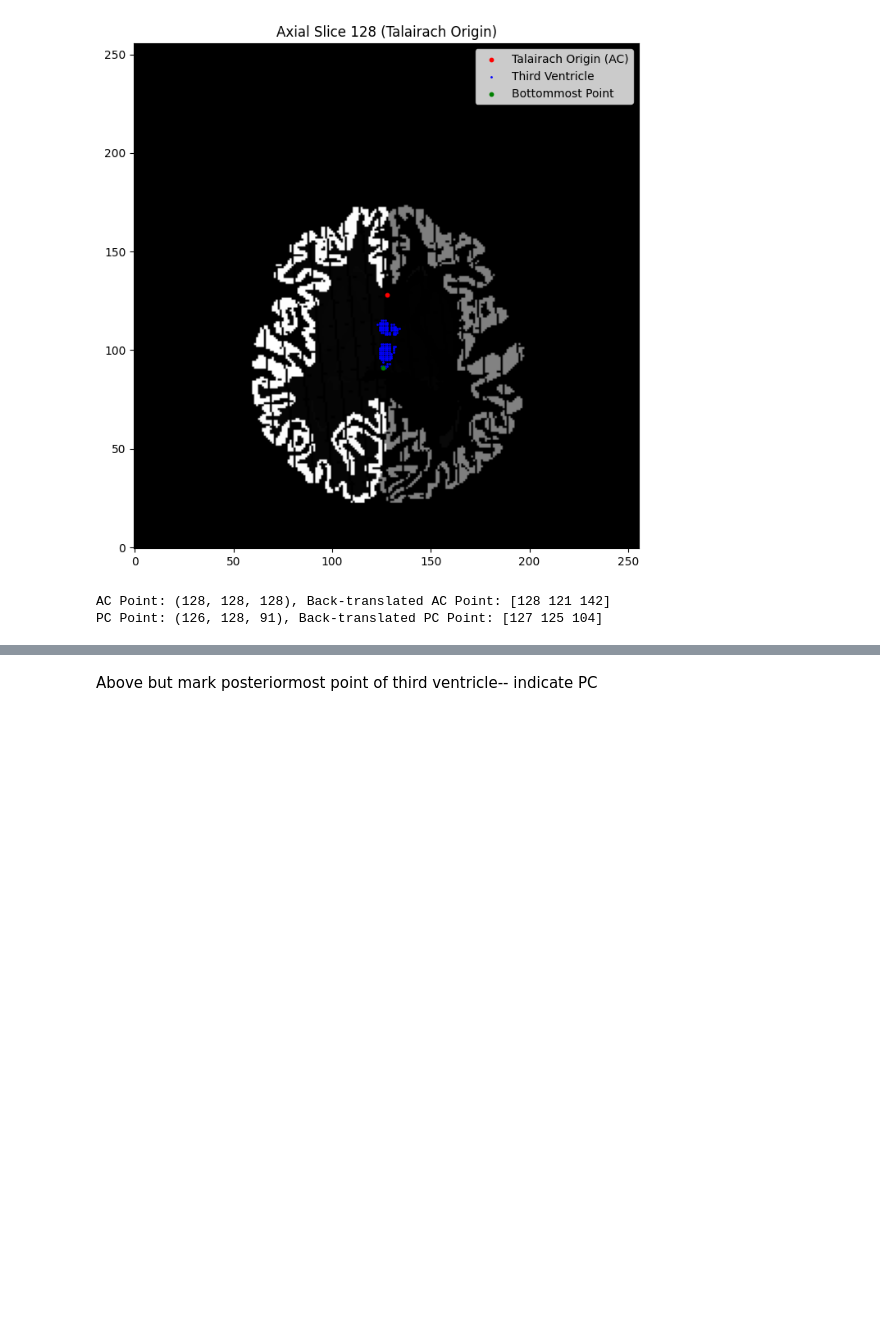
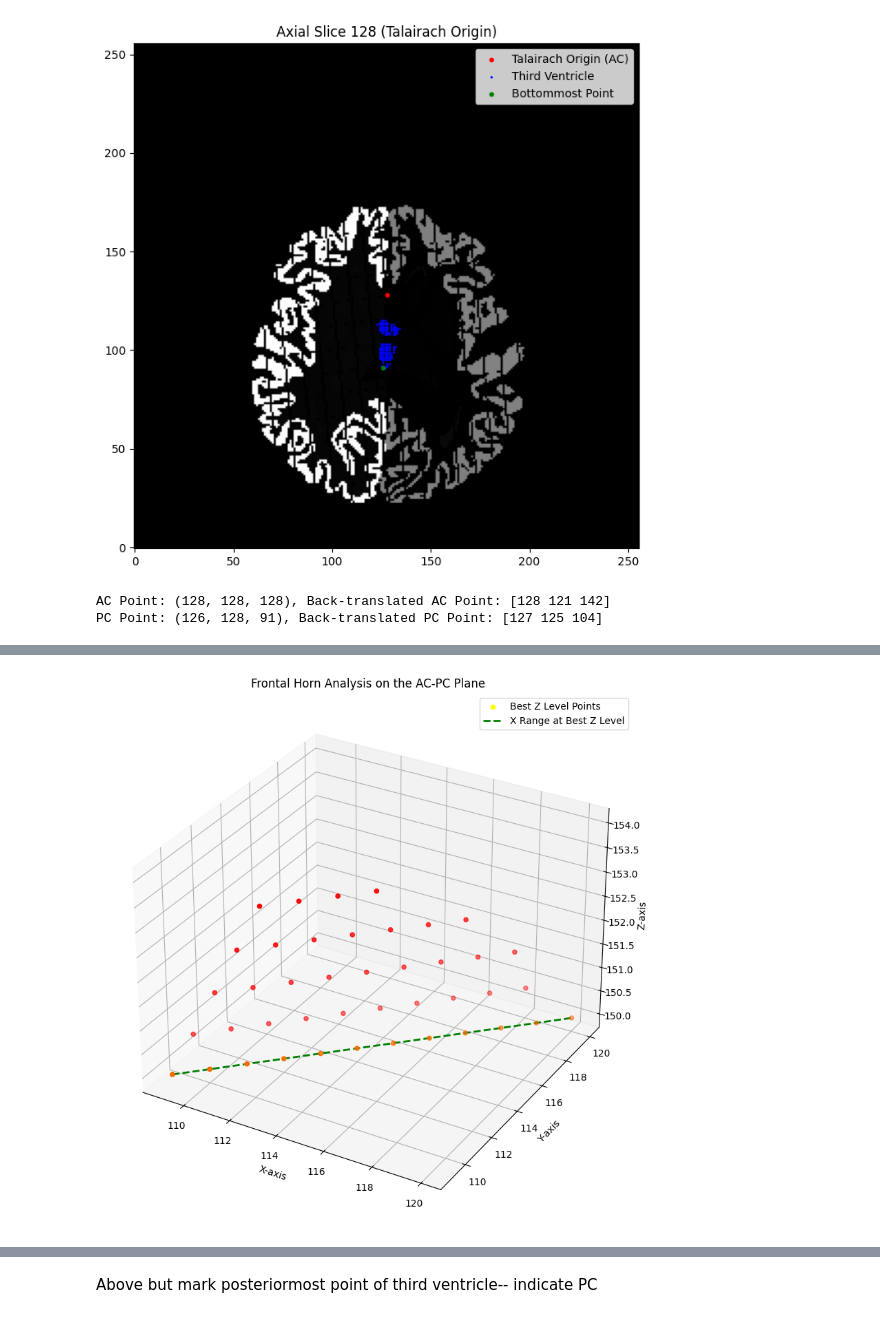
Before and after one commit to sasaigoli05/FastSurfer-Analysis, a Jupyter notebook: fastsurfer-dev.ipynb, the cells around one changed output, grey strips where cells are left out. Saved outputs shown, nothing was run; the diff lists cells and outputs as text; code cells hidden in the pictures; blank space fills up the shorter version.

```diff
--- a/fastsurfer-dev.ipynb
+++ b/fastsurfer-dev.ipynb
@@ -1925,0 +2182,97 @@ PC Point: (126, 128, 91), Back-translated PC Point: [127 125 104]
+# %%
+def analyze_frontal_horn_distance(frontal_horn_points):
+    if len(frontal_horn_points) == 0:
+        print("No frontal horn points to analyze.")
+        return None, None, None
+
+    # Convert to numpy array for easy manipulation
+    frontal_horn_points = np.array(frontal_horn_points)
+
+    # Sort points by Z value
+    sorted_points = frontal_horn_points[np.argsort(frontal_horn_points[:, 2])]
+
+    # Initialize variables to track the best results
+    max_distance = 0
+    best_z_level = None
+    best_x_range = None
+
+    # Iterate through each Z level
+    current_z = None
+    current_x_values = []
+
+    for point in sorted_points:
+        x, y, z = point
+        if current_z is None:
+            current_z = z
+
+        if z != current_z:
+            # Process the previous Z level
+            if len(current_x_values) > 0:
+                min_x = np.min(current_x_values)
+                max_x = np.max(current_x_values)
+                distance = max_x - min_x
+                if distance > max_distance:
+                    max_distance = distance
+                    best_z_level = current_z
+                    best_x_range = (min_x, max_x)
+
+            # Reset for the new Z level
+            current_z = z
+            current_x_values = [x]
+        else:
+            current_x_values.append(x)
+
+    # Process the last Z level
+    if len(current_x_values) > 0:
+        min_x = np.min(current_x_values)
+        max_x = np.max(current_x_values)
+        distance = max_x - min_x
+        if distance > max_distance:
+            max_distance = distance
+            best_z_level = current_z
+            best_x_range = (min_x, max_x)
+
+    return best_z_level, best_x_range, max_distance
+
+def visualize_frontal_horn_analysis(frontal_horn_points, best_z_level, best_x_range):
+    if best_z_level is None:
+        print("No analysis results to visualize.")
+        return
+
+    frontal_horn_points = np.array(frontal_horn_points)
+
+    fig = plt.figure(figsize=(10, 10))
+    ax = fig.add_subplot(111, projection='3d')
+
+    # Scatter plot of the frontal horn points
+    ax.scatter(frontal_horn_points[:, 0], frontal_horn_points[:, 1], frontal_horn_points[:, 2], c='red', marker='o')
+
+    # Highlight the points at the best Z level
+    level_points = frontal_horn_points[frontal_horn_points[:, 2] == best_z_level]
+    ax.scatter(level_points[:, 0], level_points[:, 1], level_points[:, 2], c='yellow', marker='o', label='Best Z Level Points')
+
+    # Draw lines for the min and max X values at the best Z level
+    if best_x_range is not None:
+        min_x, max_x = best_x_range
+        min_point = frontal_horn_points[(frontal_horn_points[:, 2] == best_z_level) & (frontal_horn_points[:, 0] == min_x)]
+        max_point = frontal_horn_points[(frontal_horn_points[:, 2] == best_z_level) & (frontal_horn_points[:, 0] == max_x)]
+        if len(min_point) > 0 and len(max_point) > 0:
+            ax.plot([min_point[0, 0], max_point[0, 0]], [min_point[0, 1], max_point[0, 1]], [min_point[0, 2], max_point[0, 2]], 'g--', lw=2, label='X Range at Best Z Level')
+
+    ax.set_xlabel('X-axis')
+    ax.set_ylabel('Y-axis')
+    ax.set_zlabel('Z-axis')
+    ax.set_title('Frontal Horn Analysis on the AC-PC Plane')
+    plt.legend()
+    plt.show()
+
+# Analyze frontal horn distance
+best_z_level, best_x_range, max_distance = analyze_frontal_horn_distance(frontal_horn_points)
+
+print(f"Best Z Level: {best_z_level}")
+print(f"X Range at Best Z Level: {best_x_range}")
+print(f"Maximum Distance: {max_distance:.2f}")
+
+# Visualize the analysis results
+visualize_frontal_horn_analysis(frontal_horn_points, best_z_level, best_x_range)
+# %% [output]
@@ -1925,0 +2282 @@ PC Point: (126, 128, 91), Back-translated PC Point: [127 125 104]
+[figure, added]
```
Also changed, not shown: parts of 10 cells of this notebook.
